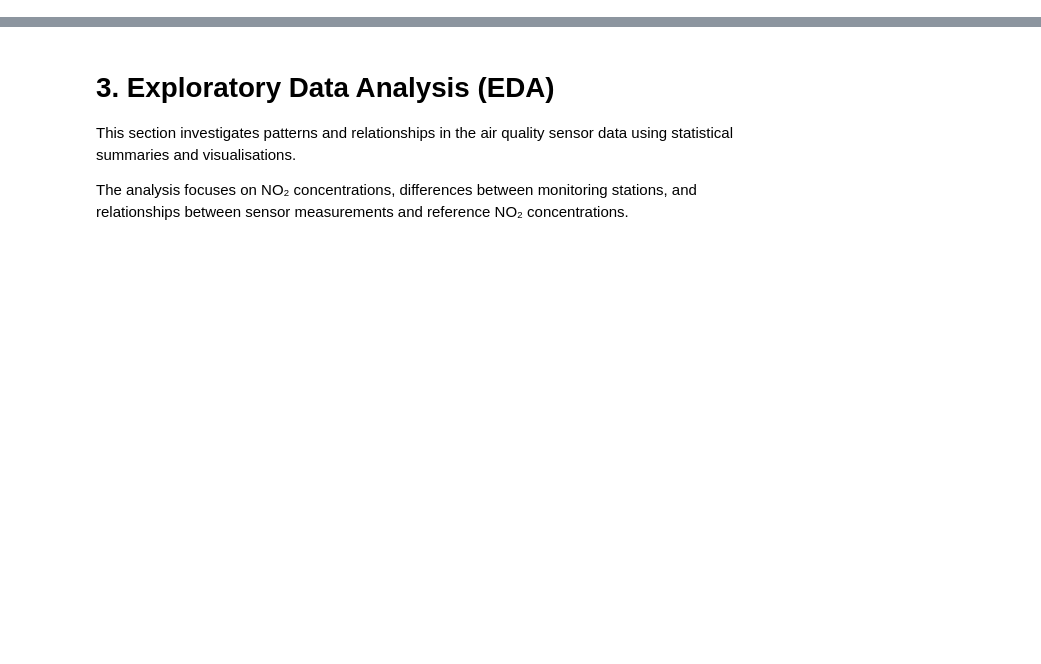
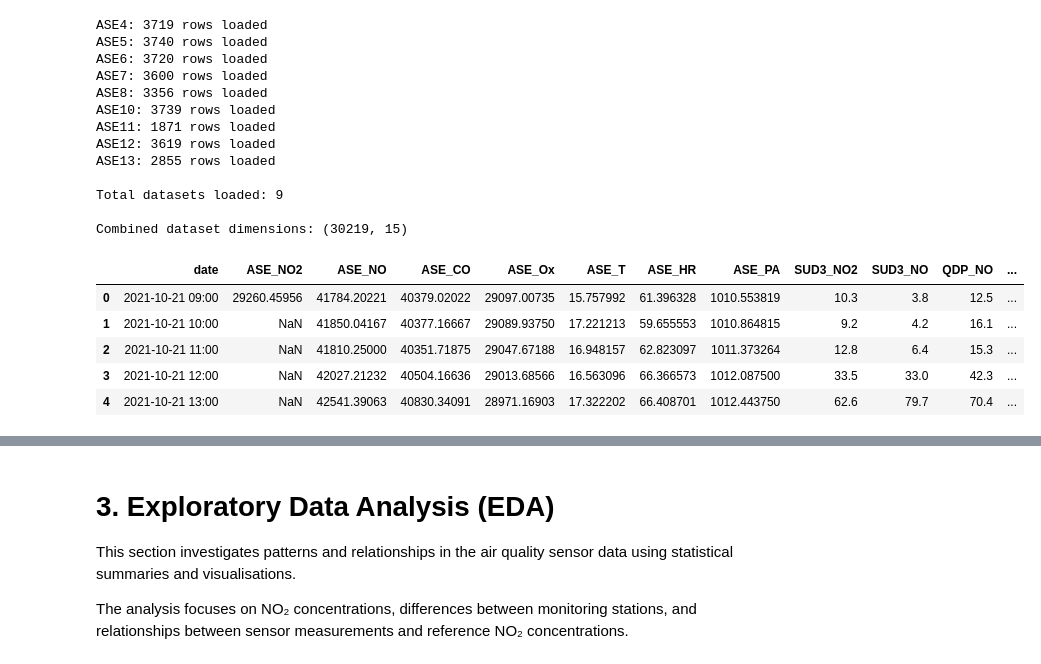
Before and after one commit to JoshuaBL2002/Advanced-Data-Science-Project-Repository, a Jupyter notebook: notebooks/Air_Quality_NO2_Project.ipynb, the cells around one changed output, grey strips where cells are left out. Cells and saved outputs as stored; diff of their text form; code cells hidden in the pictures; blank space fills up the shorter version.

```diff
--- a/notebooks/Air_Quality_NO2_Project.ipynb
+++ b/notebooks/Air_Quality_NO2_Project.ipynb
@@ -72,0 +110,79 @@ display(df.head())
+# %%
+# Section 1.2 - Load All Nine ASE Sensor Datasets
+# Iterate, read, and merge all low-cost sensor CSV files with semicolon separator
+import os
+import pandas as pd
+
+# Define the base directory containing the extracted sensor CSV files
+extract_destination = "/content/rouen_dataset"
+
+# Specify the list of all nine low-cost sensor nodes
+sensor_names = [
+    "ASE4", "ASE5", "ASE6",
+    "ASE7", "ASE8", "ASE10",
+    "ASE11", "ASE12", "ASE13"
+]
+
+# Create a dictionary to hold individual sensor DataFrames
+sensor_data = {}
+
+# Iterate through each sensor to locate and read its CSV file
+for sensor in sensor_names:
+    filename = f"{sensor}.csv"
+    file_path = None
+
+    # Walk recursively through the destination folder to find the CSV file
+    for root, dirs, files in os.walk(extract_destination):
+        if filename in files:
+            file_path = os.path.join(root, filename)
+            break
+
+    # Skip to next sensor if current file is missing
+    if file_path is None:
+        print(f"File not found: {filename}")
+        continue
+
+    # Read dataset using semicolon as column separator
+    temp_df = pd.read_csv(file_path, sep=";")
+
+    # Track the sensor identifier for each record
+    temp_df["Sensor_ID"] = sensor
+
+    # Store inside our sensor data collection dictionary
+    sensor_data[sensor] = temp_df
+
+    print(f"{sensor}: {len(temp_df)} rows loaded")
+
+# Confirm that all 9 expected datasets have been loaded
+print("\nTotal datasets loaded:", len(sensor_data))
+
+if len(sensor_data) != 9:
+    raise ValueError("Not all nine sensor datasets were found.")
+
+# Concatenate all individual sensor DataFrames into a single unified DataFrame
+df = pd.concat(sensor_data.values(), ignore_index=True)
+
+print("\nCombined dataset dimensions:", df.shape)
+
+# Display the top 5 records of the combined dataset
+display(df.head())
+# %% [output]
+ASE4: 3719 rows loaded
+ASE5: 3740 rows loaded
+ASE6: 3720 rows loaded
+ASE7: 3600 rows loaded
+ASE8: 3356 rows loaded
+ASE10: 3739 rows loaded
+ASE11: 1871 rows loaded
+ASE12: 3619 rows loaded
+ASE13: 2855 rows loaded
+
+Total datasets loaded: 9
+
+Combined dataset dimensions: (30219, 15)
+|  | date | ASE_NO2 | ASE_NO | ASE_CO | ASE_Ox | ASE_T | ASE_HR | ASE_PA | SUD3_NO2 | SUD3_NO | QDP_NO | ... |
+| 0 | 2021-10-21 09:00 | 29260.45956 | 41784.20221 | 40379.02022 | 29097.00735 | 15.757992 | 61.396328 | 1010.553819 | 10.3 | 3.8 | 12.5 | ... |
+| 1 | 2021-10-21 10:00 | NaN | 41850.04167 | 40377.16667 | 29089.93750 | 17.221213 | 59.655553 | 1010.864815 | 9.2 | 4.2 | 16.1 | ... |
+| 2 | 2021-10-21 11:00 | NaN | 41810.25000 | 40351.71875 | 29047.67188 | 16.948157 | 62.823097 | 1011.373264 | 12.8 | 6.4 | 15.3 | ... |
+| 3 | 2021-10-21 12:00 | NaN | 42027.21232 | 40504.16636 | 29013.68566 | 16.563096 | 66.366573 | 1012.087500 | 33.5 | 33.0 | 42.3 | ... |
+| 4 | 2021-10-21 13:00 | NaN | 42541.39063 | 40830.34091 | 28971.16903 | 17.322202 | 66.408701 | 1012.443750 | 62.6 | 79.7 | 70.4 | ... |
```
Also changed, not shown: parts of 34 cells of this notebook.
